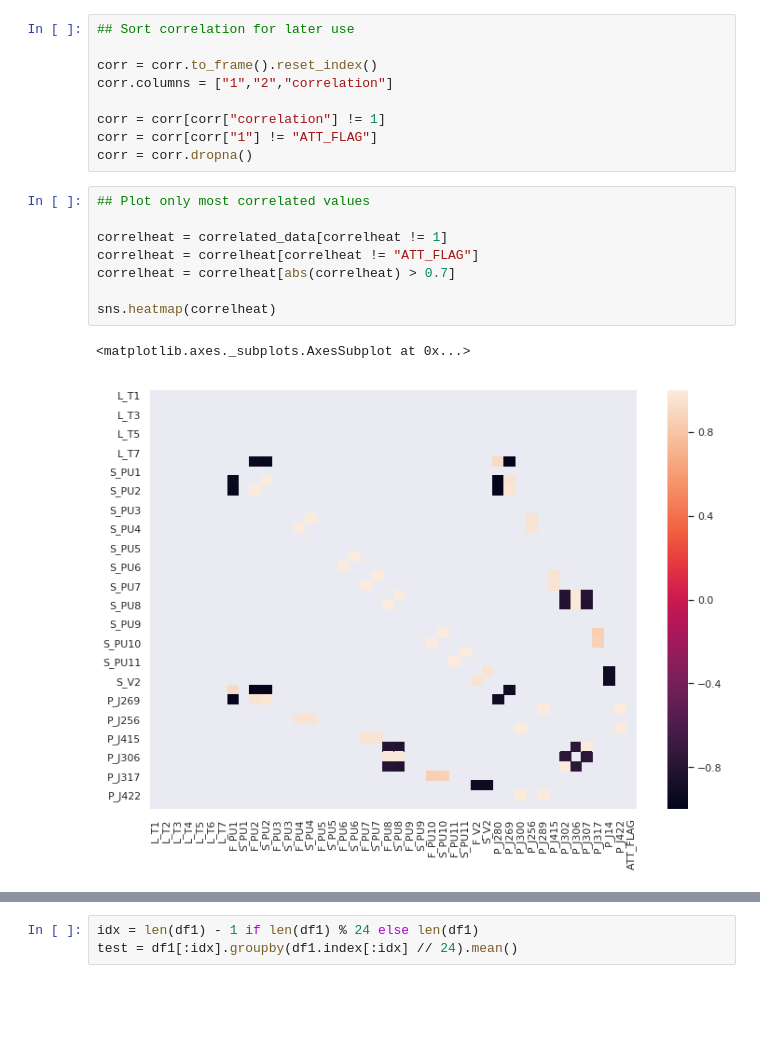
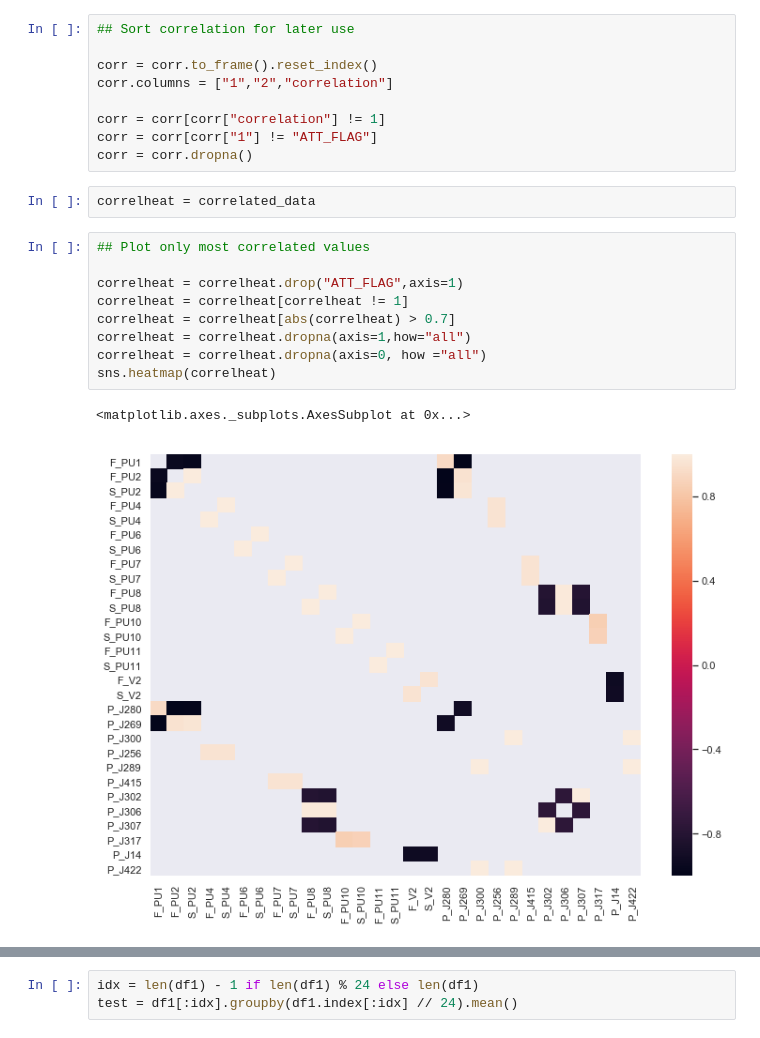
Before and after one commit to sebastiaansch/CDALab2, a Jupyter notebook: Assignment/FamiliarizationTask.ipynb, the cells around one changed output, grey strips where cells are left out. Drawn from its saved outputs; the diff is of its cells as text; blank space fills up the shorter version.

Commit message:
better heatmap

```diff
--- a/Assignment/FamiliarizationTask.ipynb
+++ b/Assignment/FamiliarizationTask.ipynb
@@ -56,14 +56,17 @@ corr.columns = ["1","2","correlation"]
 corr = corr[corr["correlation"] != 1]
 corr = corr[corr["1"] != "ATT_FLAG"]
 corr = corr.dropna()
+# %%
+correlheat = correlated_data
 # %%
 ## Plot only most correlated values
 
-correlheat = correlated_data[correlheat != 1]
-correlheat = correlheat[correlheat != "ATT_FLAG"]
+correlheat = correlheat.drop("ATT_FLAG",axis=1)
+correlheat = correlheat[correlheat != 1]
 correlheat = correlheat[abs(correlheat) > 0.7]
-
+correlheat = correlheat.dropna(axis=1,how="all")
+correlheat = correlheat.dropna(axis=0, how ="all")
 sns.heatmap(correlheat)
 # %% [output]
 <matplotlib.axes._subplots.AxesSubplot at 0x...>
-[figure, old version]
+[figure, new version]
```
Also changed, not shown: parts of 5 cells of this notebook.
